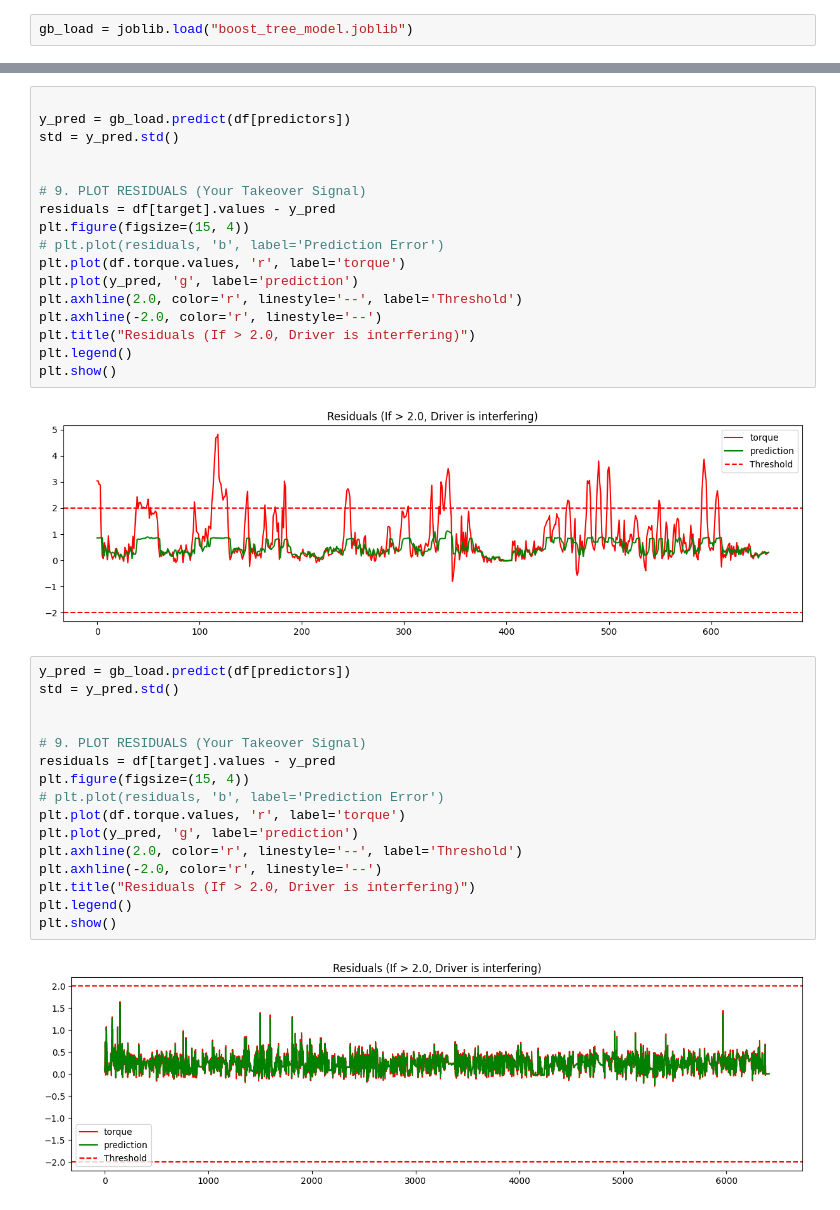
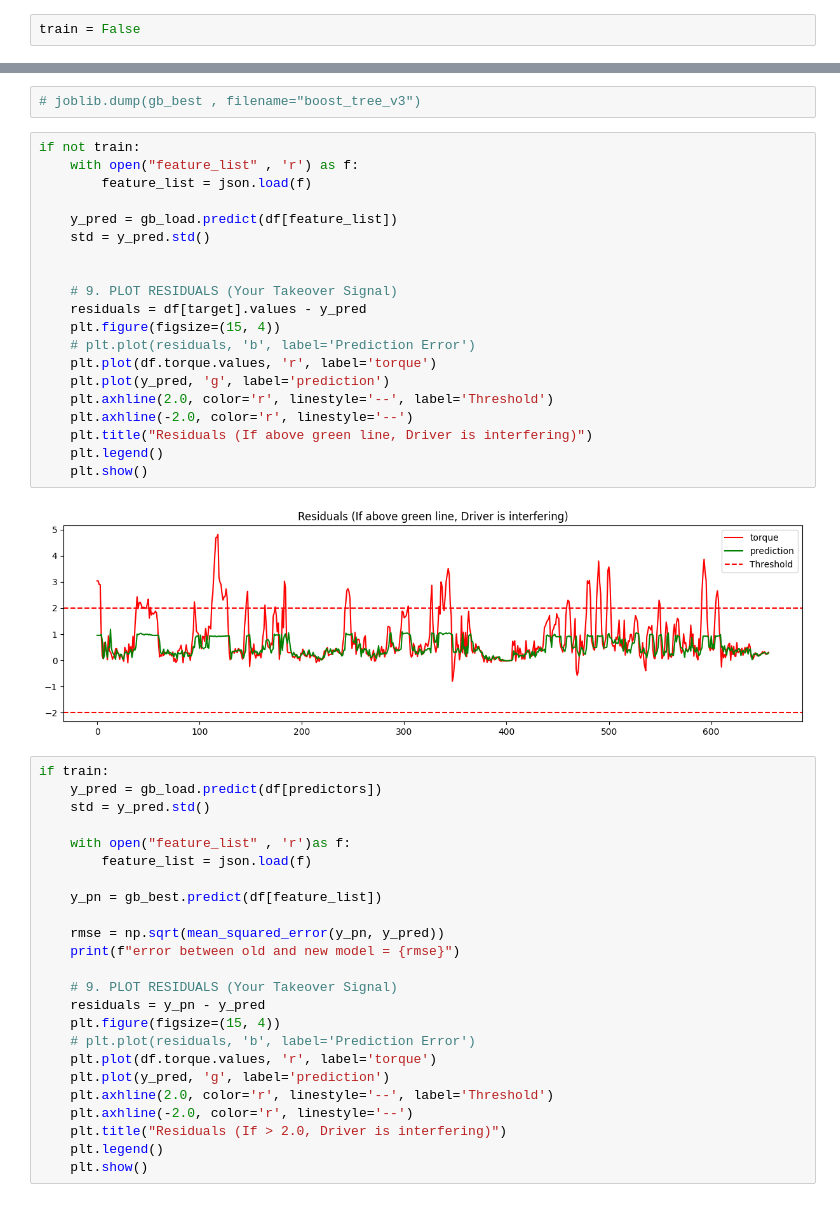
Before and after one commit to HAR0070/Steering, a Jupyter notebook: Steering_data/test_success.ipynb, the cells around one changed output, grey strips where cells are left out. Cells and saved outputs as stored; diff of their text form.

Commit message:
long due commit with lower size feature model and few other changes

```diff
--- a/Steering_data/test_success.ipynb
+++ b/Steering_data/test_success.ipynb
@@ -9,5 +11,5 @@ import matplotlib.pyplot as plt
 # %%
-gb_load = joblib.load("boost_tree_model.joblib")
+train = False
 # %%
 from pathlib import Path
 from rosbags.highlevel import AnyReader
@@ -224,37 +254,48 @@ len(predictors)
+# %%
+# joblib.dump(gb_best , filename="boost_tree_v3")
 # %%
+if not train:
+    with open("feature_list" , 'r') as f:
+        feature_list = json.load(f)
 
-y_pred = gb_load.predict(df[predictors])
-std = y_pred.std()
+    y_pred = gb_load.predict(df[feature_list])
+    std = y_pred.std()
 
 
-# 9. PLOT RESIDUALS (Your Takeover Signal)
-residuals = df[target].values - y_pred
-plt.figure(figsize=(15, 4))
-# plt.plot(residuals, 'b', label='Prediction Error')
-plt.plot(df.torque.values, 'r', label='torque')
-plt.plot(y_pred, 'g', label='prediction')
-plt.axhline(2.0, color='r', linestyle='--', label='Threshold')
-plt.axhline(-2.0, color='r', linestyle='--')
-plt.title("Residuals (If > 2.0, Driver is interfering)")
-plt.legend()
-plt.show()
+    # 9. PLOT RESIDUALS (Your Takeover Signal)
+    residuals = df[target].values - y_pred
+    plt.figure(figsize=(15, 4))
+    # plt.plot(residuals, 'b', label='Prediction Error')
+    plt.plot(df.torque.values, 'r', label='torque')
+    plt.plot(y_pred, 'g', label='prediction')
+    plt.axhline(2.0, color='r', linestyle='--', label='Threshold')
+    plt.axhline(-2.0, color='r', linestyle='--')
+    plt.title("Residuals (If above green line, Driver is interfering)")
+    plt.legend()
+    plt.show()
 # %% [output]
-[figure, old version]
+[figure, new version]
 # %%
-y_pred = gb_load.predict(df[predictors])
-std = y_pred.std()
+if train:
+    y_pred = gb_load.predict(df[predictors])
+    std = y_pred.std()
 
+    with open("feature_list" , 'r')as f:
+        feature_list = json.load(f)
 
-# 9. PLOT RESIDUALS (Your Takeover Signal)
-residuals = df[target].values - y_pred
-plt.figure(figsize=(15, 4))
-# plt.plot(residuals, 'b', label='Prediction Error')
-plt.plot(df.torque.values, 'r', label='torque')
-plt.plot(y_pred, 'g', label='prediction')
-plt.axhline(2.0, color='r', linestyle='--', label='Threshold')
-plt.axhline(-2.0, color='r', linestyle='--')
-plt.title("Residuals (If > 2.0, Driver is interfering)")
-plt.legend()
-plt.show()
+    y_pn = gb_best.predict(df[feature_list])
+
+    rmse = np.sqrt(mean_squared_error(y_pn, y_pred))
+    print(f"error between old and new model = {rmse}")
+
+    # 9. PLOT RESIDUALS (Your Takeover Signal)
+    residuals = y_pn - y_pred
+    plt.figure(figsize=(15, 4))
+    # plt.plot(residuals, 'b', label='Prediction Error')
+    plt.plot(df.torque.values, 'r', label='torque')
+    plt.plot(y_pred, 'g', label='prediction')
+    plt.axhline(2.0, color='r', linestyle='--', label='Threshold')
+    plt.axhline(-2.0, color='r', linestyle='--')
+    plt.title("Residuals (If > 2.0, Driver is interfering)")
+    plt.legend()
+    plt.show()
-# %% [output]
-[figure, removed]
```
Also changed, not shown: parts of 8 cells of this notebook, 11 other files.
